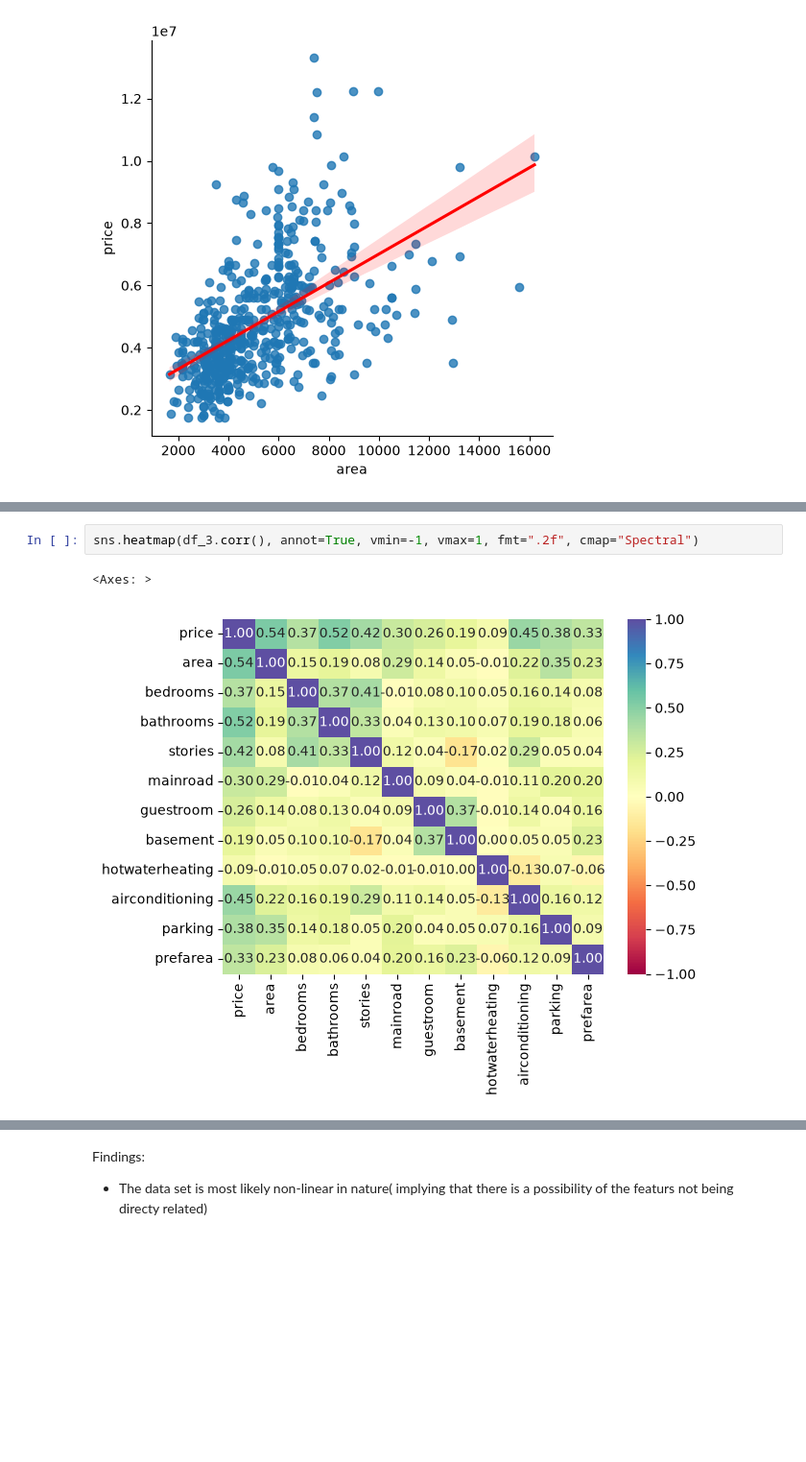
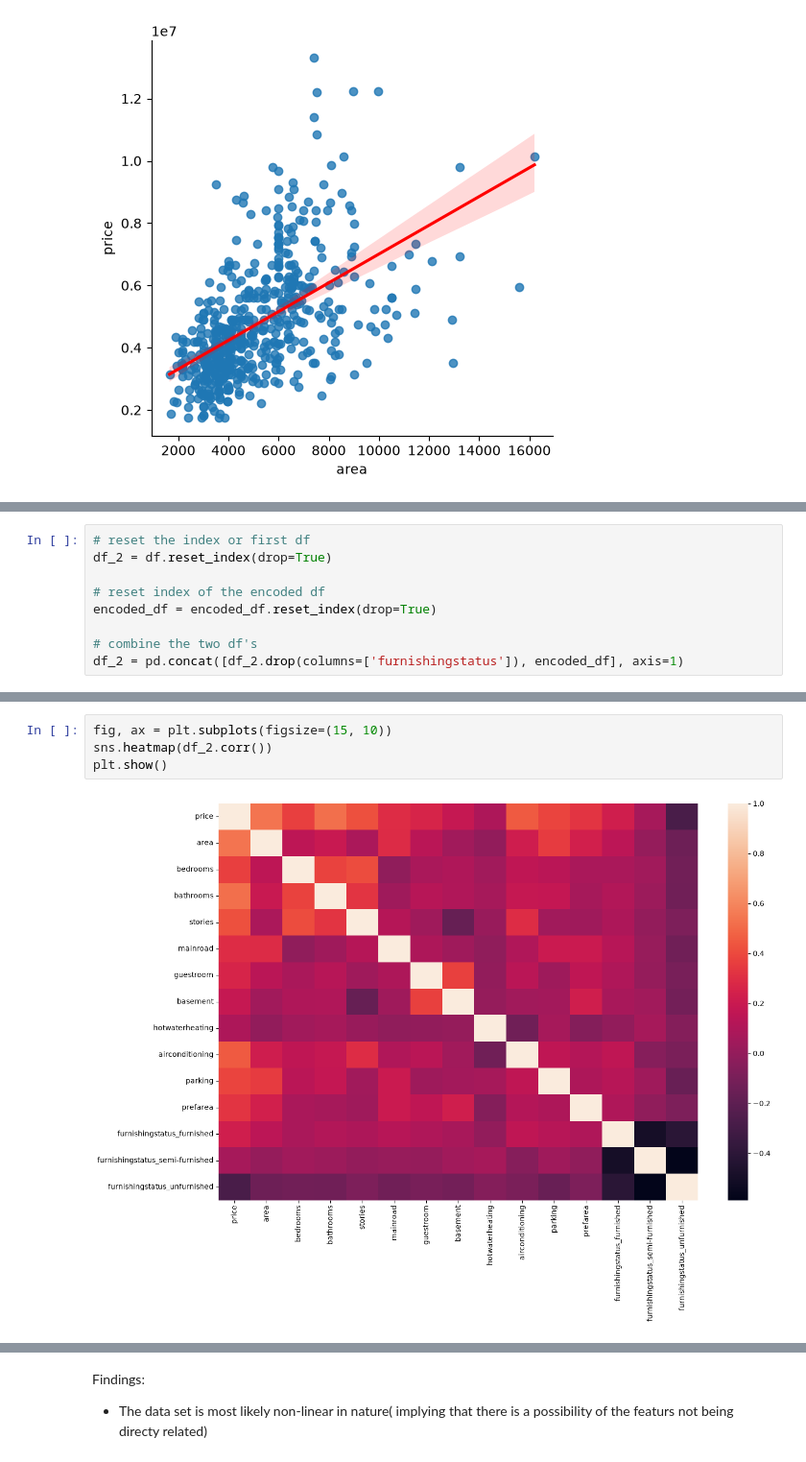
Before and after one commit to JosephRidge/ML-101-Series, a Jupyter notebook: LinearRegression/simple_linear.ipynb, the cells around one changed output, grey strips where cells are left out. Shown at 96% size. Saved outputs shown, nothing was run; the diff lists cells and outputs as text; blank space fills up the shorter version.

```diff
--- a/LinearRegression/simple_linear.ipynb
+++ b/LinearRegression/simple_linear.ipynb
@@ -133,0 +206,9 @@ sns.lmplot(data=df, x="area", y="price",line_kws= {"color" : "red"})
+# %%
+# reset the index or first df
+df_2 = df.reset_index(drop=True)
+
+# reset index of the encoded df
+encoded_df = encoded_df.reset_index(drop=True)
+
+# combine the two df's
+df_2 = pd.concat([df_2.drop(columns=['furnishingstatus']), encoded_df], axis=1)
@@ -263,5 +228,6 @@ sns.heatmap(df_3.corr())
-# %%
-sns.heatmap(df_3.corr(), annot=True, vmin=-1, vmax=1, fmt=".2f", cmap="Spectral")
-# %% [output]
-<Axes: >
-[figure, removed]
+# %%
+fig, ax = plt.subplots(figsize=(15, 10))
+sns.heatmap(df_2.corr())
+plt.show()
+# %% [output]
+[figure, added]
```
Also changed, not shown: parts of 36 cells of this notebook, 1 other file.
